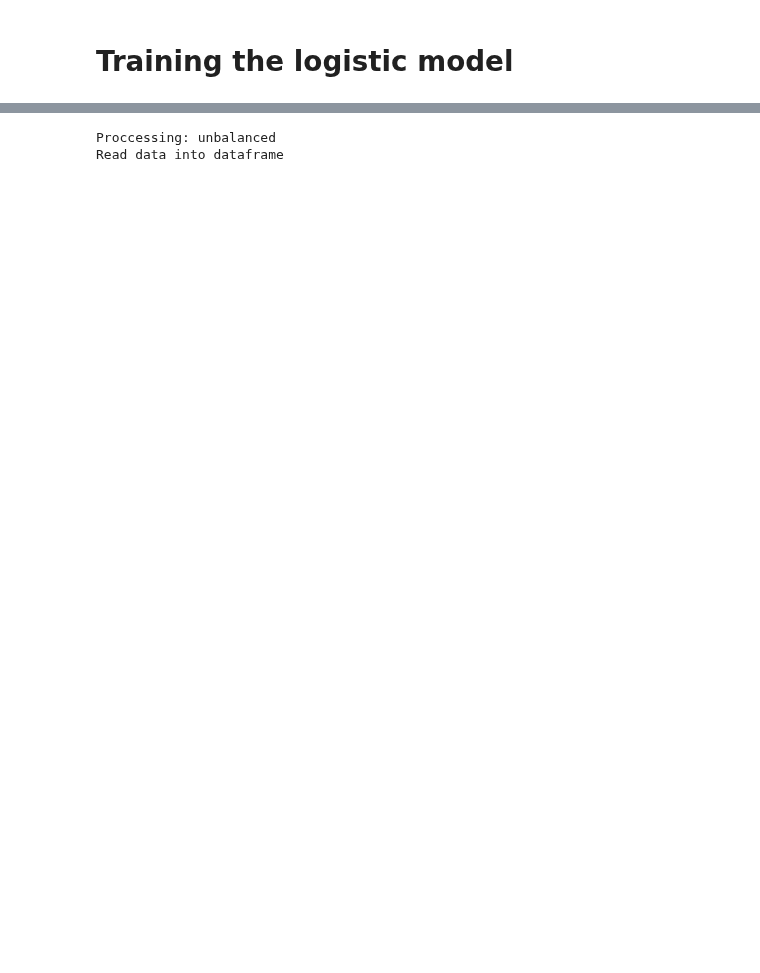
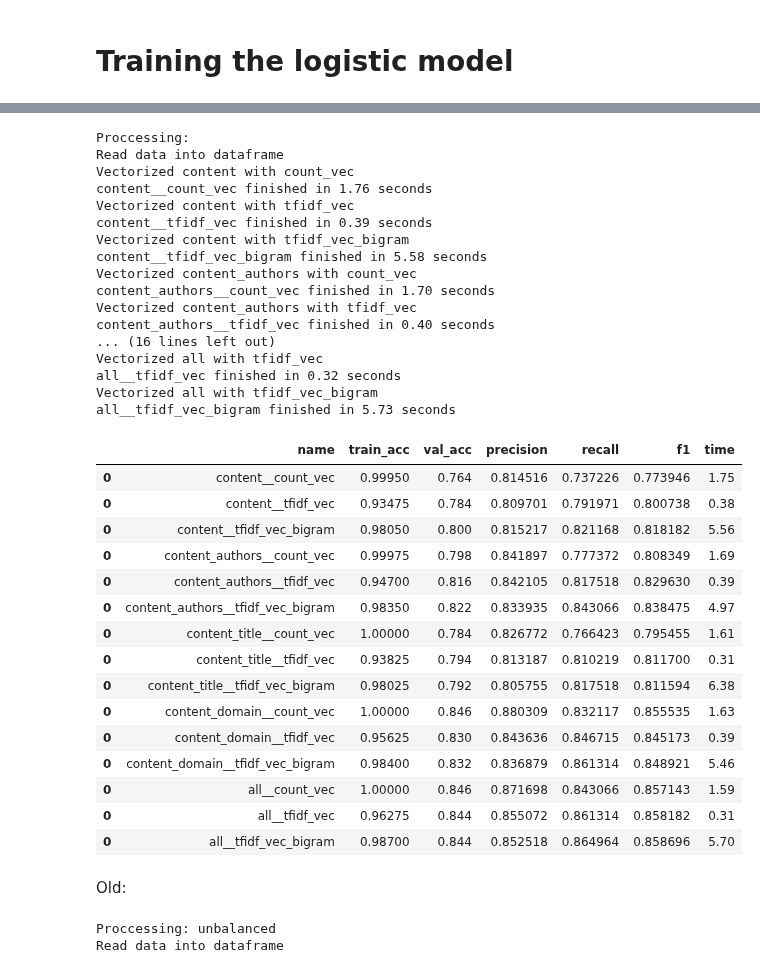
Before and after one commit to henrikdchristensen/DIKU-DS-Exam-FakeNewsDetection, a Jupyter notebook: src/Logistic_model.ipynb, the cells around one changed output, grey strips where cells are left out. Drawn from its saved outputs; the diff is of its cells as text; code cells hidden in the pictures; blank space fills up the shorter version.

```diff
--- a/src/Logistic_model.ipynb
+++ b/src/Logistic_model.ipynb
@@ -186,2 +239,2 @@ def create_count_vector(X_train, X_val, X_test):
 # %%
-X_train_vec, X_val_vec, X_test_vec = create_count_vector(X_train, X_val, X_test)
+X_train_vec, X_val_vec, X_test_vec = create_tdfidf_vector(X_train, X_val, X_test)
@@ -241,14 +308,14 @@ def try_models(models, X_train, X_test, y_train, y_test, name=None):
         print(f"{name} finished in {(time() - start_time):.2f} seconds")
     return pd.DataFrame(metrics)
 # %%
-class Test_baseline():
+class Test_statistic():
     def __init__(self):
         self.metrics = pd.DataFrame()
 
-    def test_baseline(self, X_train, X_test, y_train, y_test, name=None, model=None):
+    def test_baseline(self, X_train, X_val, y_train, y_val, name=None, model=None):
         if model == None:
             model = LogisticRegression()
-        metric = try_models([model], X_train, X_test, y_train, y_test, name=name)
+        metric = try_models([model], X_train, X_val, y_train, y_val, name=name)
         self.metrics = pd.concat([self.metrics, metric])
 
     def test_col(self, data, col, name, model=None):
@@ -257,4 +324,76 @@ class Test_baseline():
     def test_cols(self, data, cols_to_test, model=None):
         for col, name in cols_to_test:
             self.test_baseline(*split_csr_data(data, features=col, y="type_binary", get_val=False), name=name, model=model)
+# %%
+def test_files(files, cols_to_test, vec_funcs, tests = None):
+    if tests == None:
+        tests = Test_statistic()
+    for file, name in files:
+        print(f"Proccessing: {name}")
+        cols_to_read = list(list(zip(*cols_to_test))[0]) + ["type_binary", "set"]
+        data = pd.read_csv(file, usecols=cols_to_read)
+        print("Read data into dataframe")
+
+        for col, entry_name in cols_to_test:
+            for func, model, func_name in vec_funcs:
+                X_train, X_val, X_test, y_train, y_val, y_test = split_data(data, col, "type_binary")
+                X_train_vec, X_val_vec, X_test_vec = func(X_train, X_val, X_test)
+                print(f"Vectorized {entry_name} with {func_name}")
+                #print(X_train_vec.shape, X_val_vec.shape, X_test_vec.shape, y_train.shape, y_val.shape, y_test.shape)
+                tests.test_baseline(X_train_vec, X_val_vec, y_train, y_val, name=f"{entry_name}_{name}_{func_name}", model=model)
+    return tests
+# %%
+test_stat = test_files(
+    files = [
+        ("../datasets/sample/dataset_unbalanced_cleaned.csv", ""),
+    ],
+    cols_to_test = [
+        ("content_combined", "content"),
+        ("content_authors", "content_authors"),
+        ("content_title", "content_title"),
+        ("content_domain", "content_domain"),
+        ("content_domain_authors_title", "all")
+    ],
+    vec_funcs = [
+        (create_count_vector, LogisticRegression(max_iter=1000), "count_vec"),
+        (lambda a, b, c: create_tdfidf_vector(a, b, c, ngram_range=(1, 1)), LogisticRegression(), "tfidf_vec"),
+        (lambda a, b, c: create_tdfidf_vector(a, b, c, ngram_range=(1, 2)), LogisticRegression(), "tfidf_vec_bigram"),
+    ])
+test_stat.metrics.sort_values(by="f1", ascending=False)
+# %% [output]
+Proccessing:
+Read data into dataframe
+Vectorized content with count_vec
+content__count_vec finished in 1.76 seconds
+Vectorized content with tfidf_vec
+content__tfidf_vec finished in 0.39 seconds
+Vectorized content with tfidf_vec_bigram
+content__tfidf_vec_bigram finished in 5.58 seconds
+Vectorized content_authors with count_vec
+content_authors__count_vec finished in 1.70 seconds
+Vectorized content_authors with tfidf_vec
+content_authors__tfidf_vec finished in 0.40 seconds
+... (16 lines left out)
+Vectorized all with tfidf_vec
+all__tfidf_vec finished in 0.32 seconds
+Vectorized all with tfidf_vec_bigram
+all__tfidf_vec_bigram finished in 5.73 seconds
+|  | name | train_acc | val_acc | precision | recall | f1 | time |
+| 0 | content__count_vec | 0.99950 | 0.764 | 0.814516 | 0.737226 | 0.773946 | 1.75 |
+| 0 | content__tfidf_vec | 0.93475 | 0.784 | 0.809701 | 0.791971 | 0.800738 | 0.38 |
+| 0 | content__tfidf_vec_bigram | 0.98050 | 0.800 | 0.815217 | 0.821168 | 0.818182 | 5.56 |
+| 0 | content_authors__count_vec | 0.99975 | 0.798 | 0.841897 | 0.777372 | 0.808349 | 1.69 |
+| 0 | content_authors__tfidf_vec | 0.94700 | 0.816 | 0.842105 | 0.817518 | 0.829630 | 0.39 |
+| 0 | content_authors__tfidf_vec_bigram | 0.98350 | 0.822 | 0.833935 | 0.843066 | 0.838475 | 4.97 |
+| 0 | content_title__count_vec | 1.00000 | 0.784 | 0.826772 | 0.766423 | 0.795455 | 1.61 |
+| 0 | content_title__tfidf_vec | 0.93825 | 0.794 | 0.813187 | 0.810219 | 0.811700 | 0.31 |
+| 0 | content_title__tfidf_vec_bigram | 0.98025 | 0.792 | 0.805755 | 0.817518 | 0.811594 | 6.38 |
+| 0 | content_domain__count_vec | 1.00000 | 0.846 | 0.880309 | 0.832117 | 0.855535 | 1.63 |
+| 0 | content_domain__tfidf_vec | 0.95625 | 0.830 | 0.843636 | 0.846715 | 0.845173 | 0.39 |
+| 0 | content_domain__tfidf_vec_bigram | 0.98400 | 0.832 | 0.836879 | 0.861314 | 0.848921 | 5.46 |
+| 0 | all__count_vec | 1.00000 | 0.846 | 0.871698 | 0.843066 | 0.857143 | 1.59 |
+| 0 | all__tfidf_vec | 0.96275 | 0.844 | 0.855072 | 0.861314 | 0.858182 | 0.31 |
+| 0 | all__tfidf_vec_bigram | 0.98700 | 0.844 | 0.852518 | 0.864964 | 0.858696 | 5.70 |
+# %% [markdown]
+Old:
 # %%
```
Also changed, not shown: parts of 18 cells of this notebook, 1 other file.
